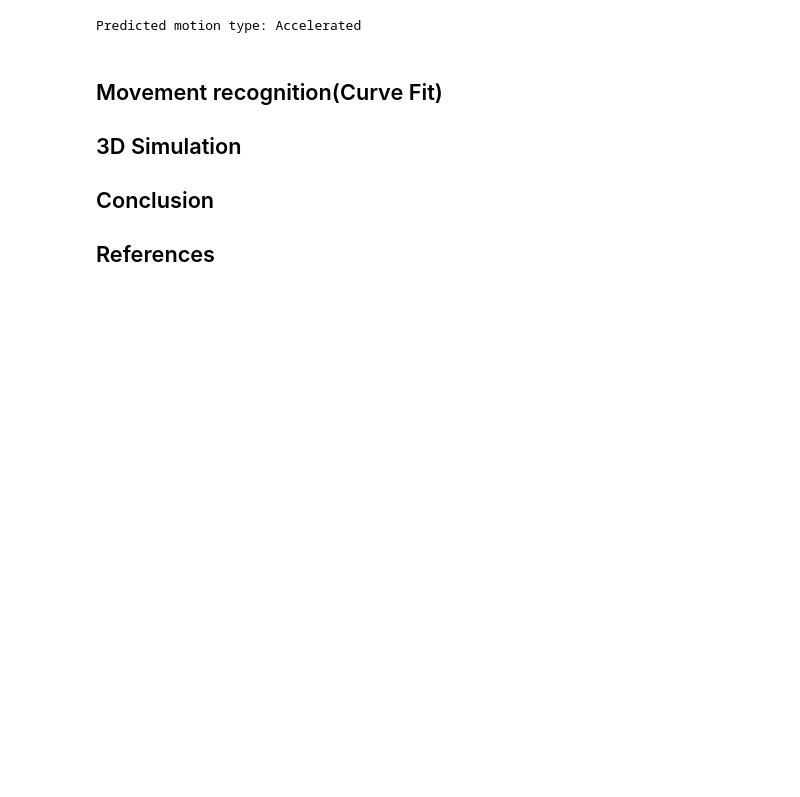
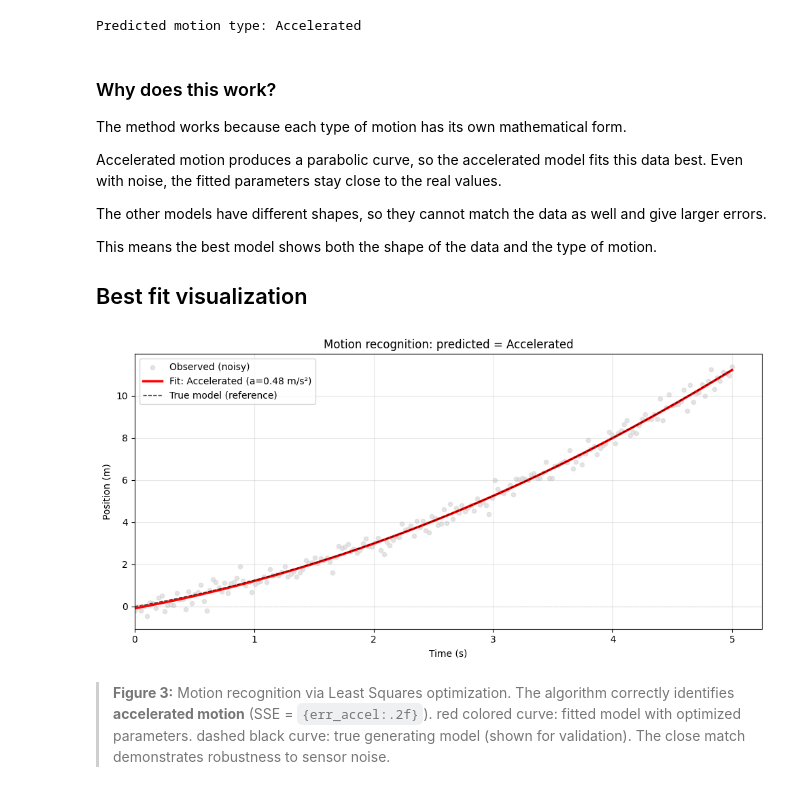
Before and after one commit to hris0077/upskill, a Jupyter notebook: mathematics_project.ipynb, the cells around one changed output. Drawn from its saved outputs; the diff is of its cells as text; code cells hidden in the pictures; blank space fills up the shorter version.

Commit message:
Adding explaination for best fit and visualisation.

```diff
--- a/mathematics_project.ipynb
+++ b/mathematics_project.ipynb
@@ -300,11 +300,55 @@ print(f"Predicted motion type: {predicted_type}")
 Predicted motion type: Accelerated
 # %% [markdown]
 
+### Why does this work?
 
-## Movement recognition(Curve Fit)
+The method works because each type of motion has its own mathematical form.
 
-## 3D Simulation
+Accelerated motion produces a parabolic curve, so the accelerated model fits this data best. Even with noise, the fitted parameters stay close to the real values.
 
-## Conclusion
+The other models have different shapes, so they cannot match the data as well and give larger errors.
 
-## References
+This means the best model shows both the shape of the data and the type of motion.
+
+## Best fit visualization
+# %%
+plt.figure(figsize=(10, 5))
+
+# Noisy observations
+plt.scatter(t, x_observed, c='lightgray', s=20, alpha=0.6, label='Observed (noisy)')
+
+# Best-fitting model
+if np.argmin(errors) == 0:
+    best_model, best_params, color = constant_motion, params_uniform, 'blue'
+    label = f'Fit: Uniform (v={params_uniform[1]:.2f} m/s)'
+elif np.argmin(errors) == 1:
+    best_model, best_params, color = accelerated, params_accel, 'red'
+    label = f'Fit: Accelerated (a={params_accel[2]:.2f} m/s²)'
+else:
+    best_model, best_params, color = harmonic, params_harmonic, 'green'
+    label = f'Fit: Harmonic (A={params_harmonic[0]:.2f} m)'
+
+plt.plot(t, best_model(t, *best_params),
+         color=color, linewidth=2.5, label=label)
+
+# True model (for validation)
+plt.plot(t, x_accel, 'k--', linewidth=1, alpha=0.7, label='True model (reference)')
+plt.axhline(y=0, color='gray', linestyle=':', linewidth=0.5, alpha=0.5)
+
+plt.xlabel('Time (s)')
+plt.ylabel('Position (m)')
+plt.title(f'Motion recognition: predicted = {predicted_type}')
+plt.legend()
+plt.grid(True, alpha=0.3)
+plt.xlim(left=0)
+plt.xticks(np.arange(0, 6, 1))
+plt.tight_layout()
+plt.show()
+# %% [output]
+[figure, added]
+# %% [markdown]
+> **Figure 3:** Motion recognition via Least Squares optimization.
+> The algorithm correctly identifies **accelerated motion** (SSE = `{err_accel:.2f}`).
+> red colored curve: fitted model with optimized parameters.
+> dashed black curve: true generating model (shown for validation).
+> The close match demonstrates robustness to sensor noise.
```
Also changed, not shown: parts of 1 cell of this notebook.
